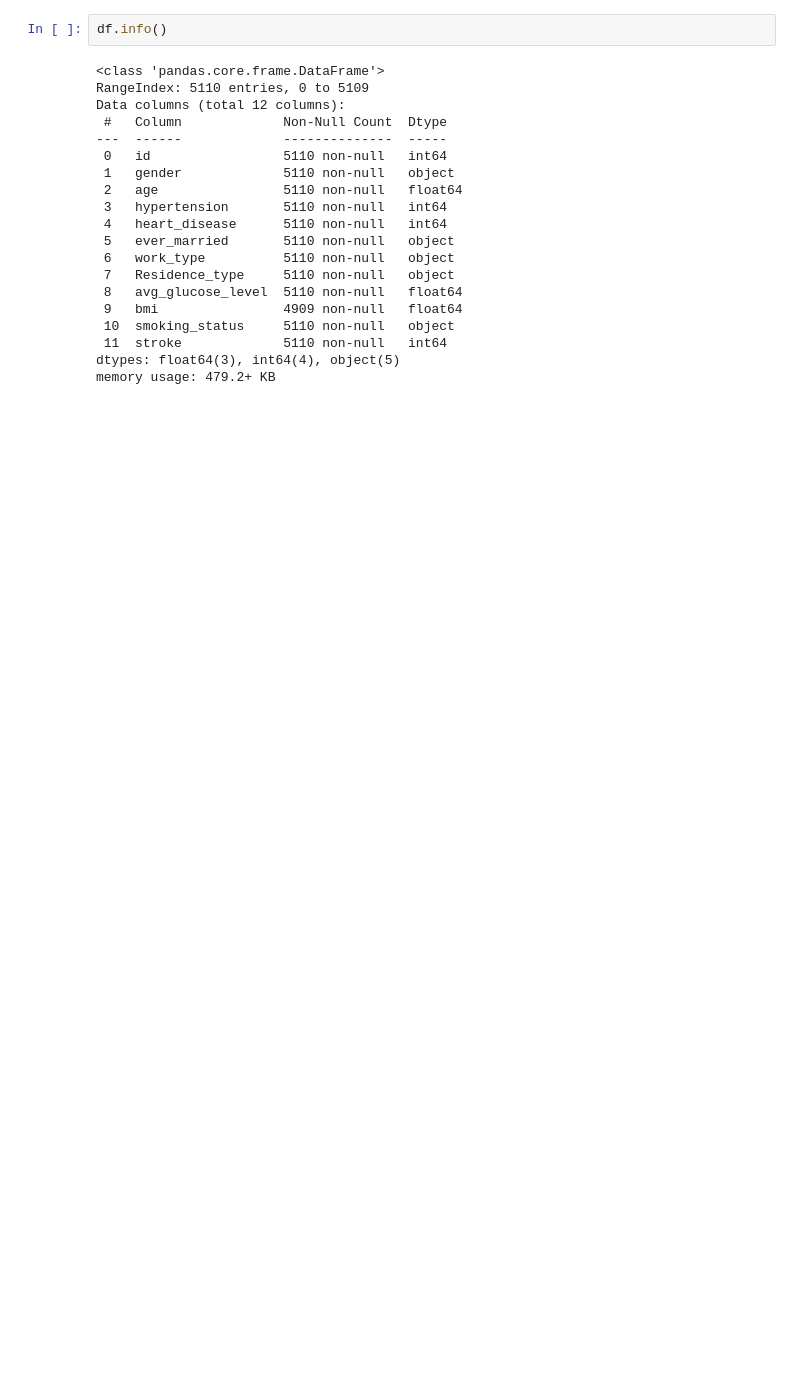
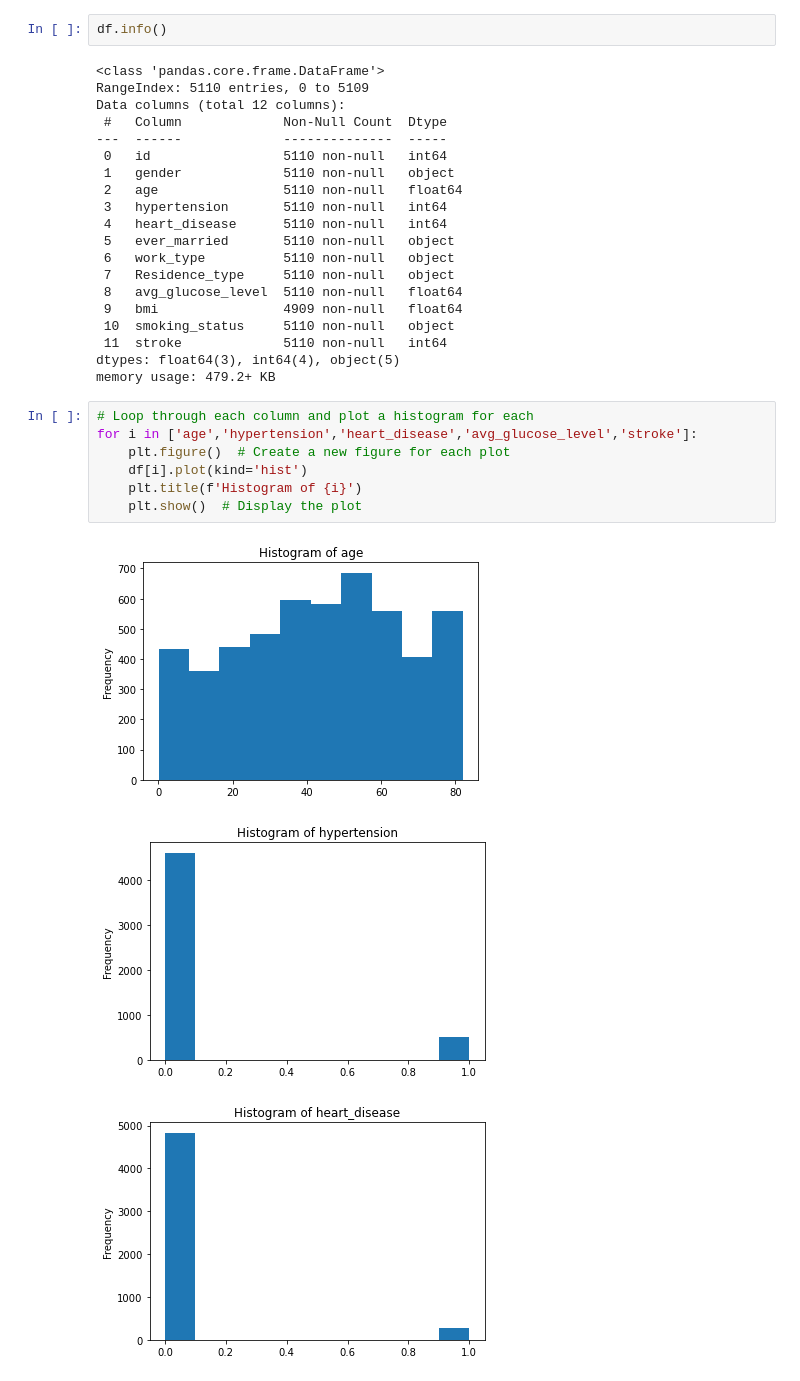
Before and after one commit to MaSOouD69/Capstone-Repo-Bootcamp-Project, a Jupyter notebook: capstone_Masoud_Arefi.ipynb, the cells around one changed output. Saved outputs shown, nothing was run; the diff lists cells and outputs as text; blank space fills up the shorter version.

Commit message:
visualize the columns count and primerly analyse

```diff
--- a/capstone_Masoud_Arefi.ipynb
+++ b/capstone_Masoud_Arefi.ipynb
@@ -125,3 +125,14 @@ Data columns (total 12 columns):
  11  stroke             5110 non-null   int64
 dtypes: float64(3), int64(4), object(5)
 memory usage: 479.2+ KB
+# %%
+# Loop through each column and plot a histogram for each
+for i in ['age','hypertension','heart_disease','avg_glucose_level','stroke']:
+    plt.figure()  # Create a new figure for each plot
+    df[i].plot(kind='hist')
+    plt.title(f'Histogram of {i}')
+    plt.show()  # Display the plot
+# %% [output]
+[figure, added]
+[figure, added]
+[figure, added]
```
Also changed, not shown: parts of 8 cells of this notebook.
